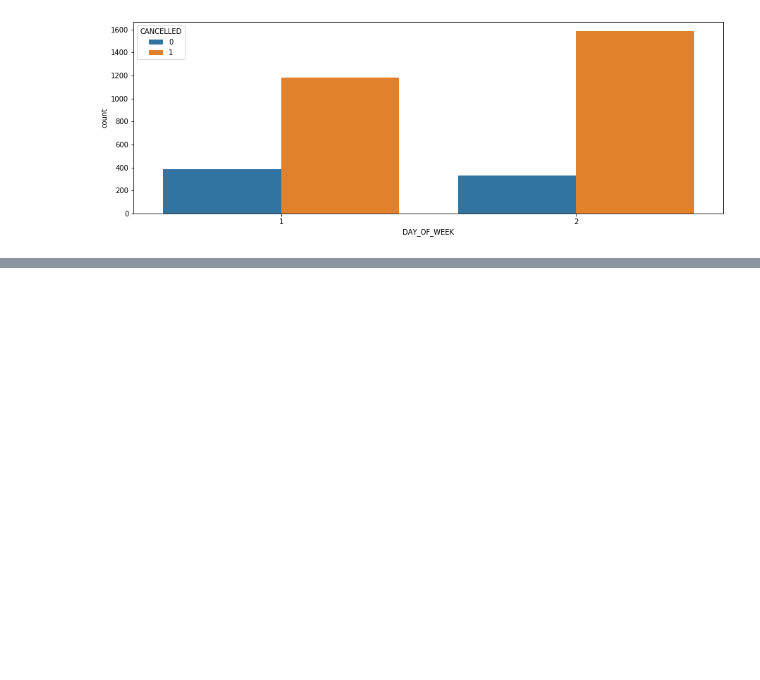
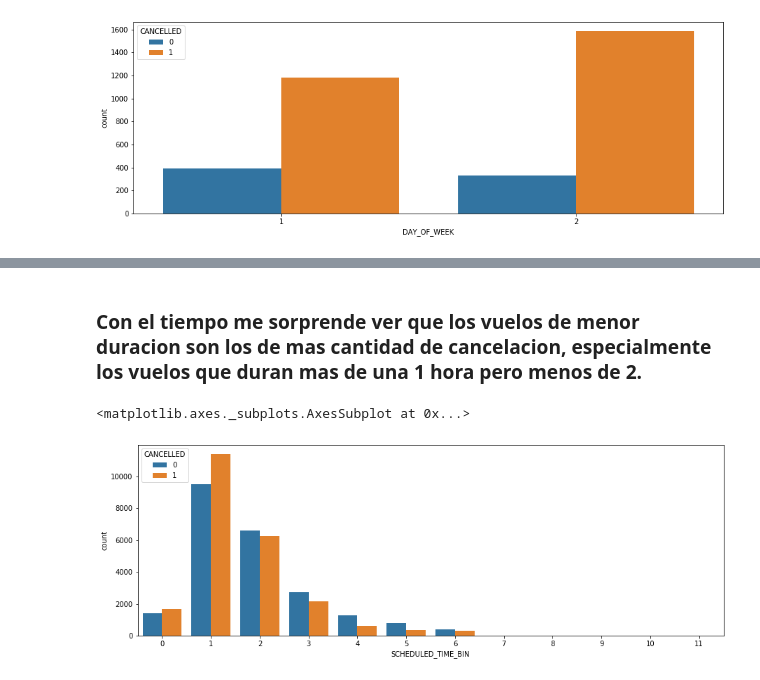
Before and after one commit to AlbertoCasadoPeguero/Flights, a Jupyter notebook: Flights.ipynb, the cells around one changed output, grey strips where cells are left out. Cells and saved outputs as stored; diff of their text form; code cells hidden in the pictures; blank space fills up the shorter version.

```diff
--- a/Flights.ipynb
+++ b/Flights.ipynb
@@ -203,0 +237,17 @@ sns.countplot('DAY_OF_WEEK', hue = 'CANCELLED', data = dias_)
+# %%
+#Creamos nuestros rangos, decidi hacer los rangos en horas, es decir 60 minutos.
+bins = np.array([range(60, 750, 60)]).flatten()
+
+#Creamos nuestra variable con los indices
+distance_bins = np.digitize(dataset_downsampled['SCHEDULED_TIME'].values, bins = bins)
+
+#Y finalmente insertamos en nuestro dataset
+dataset_downsampled.insert(11, 'SCHEDULED_TIME_BIN', distance_bins)
+# %% [markdown]
+### Con el tiempo me sorprende ver que los vuelos de menor duracion son los de mas cantidad de cancelacion, especialmente los vuelos que duran mas de una 1 hora pero menos de 2.
+# %%
+plt.figure(figsize = (15, 5))
+sns.countplot('SCHEDULED_TIME_BIN', hue = 'CANCELLED', data = dataset_downsampled)
+# %% [output]
+<matplotlib.axes._subplots.AxesSubplot at 0x...>
+[figure, added]
```
Also changed, not shown: parts of 27 cells of this notebook.
